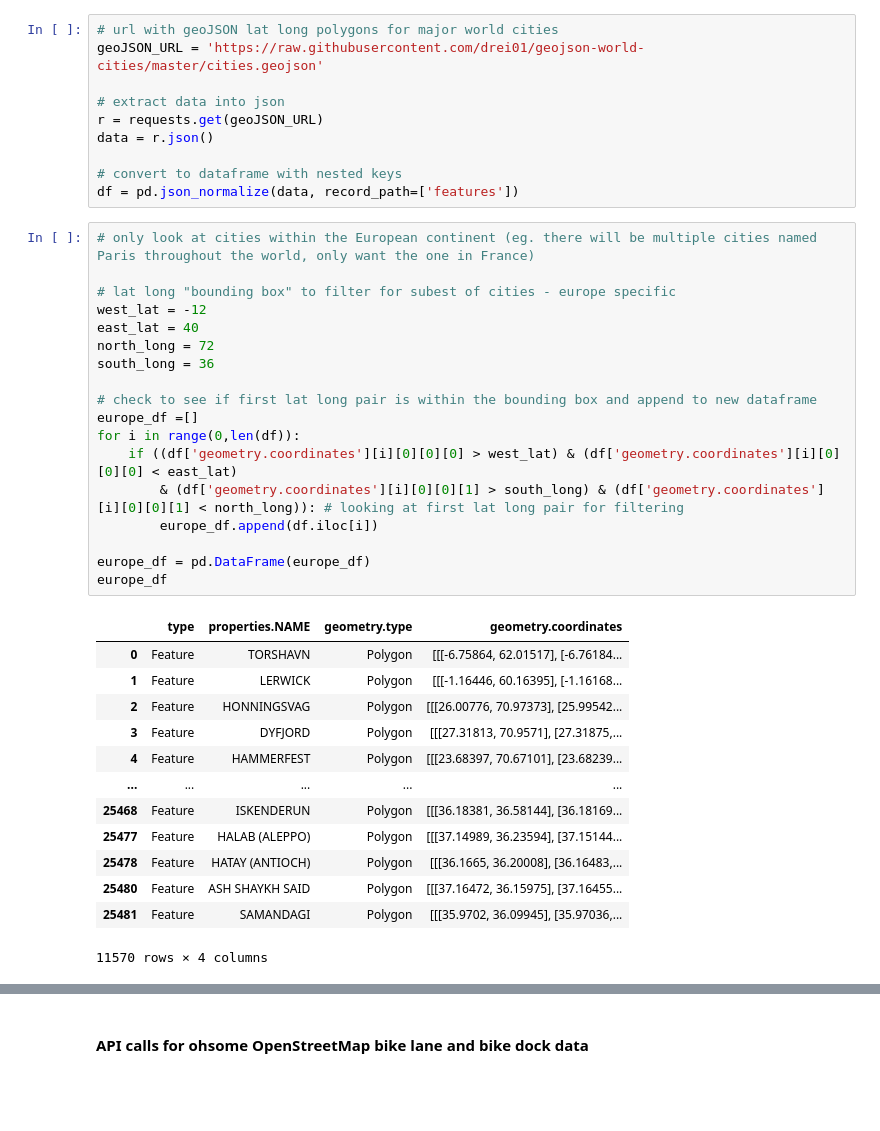
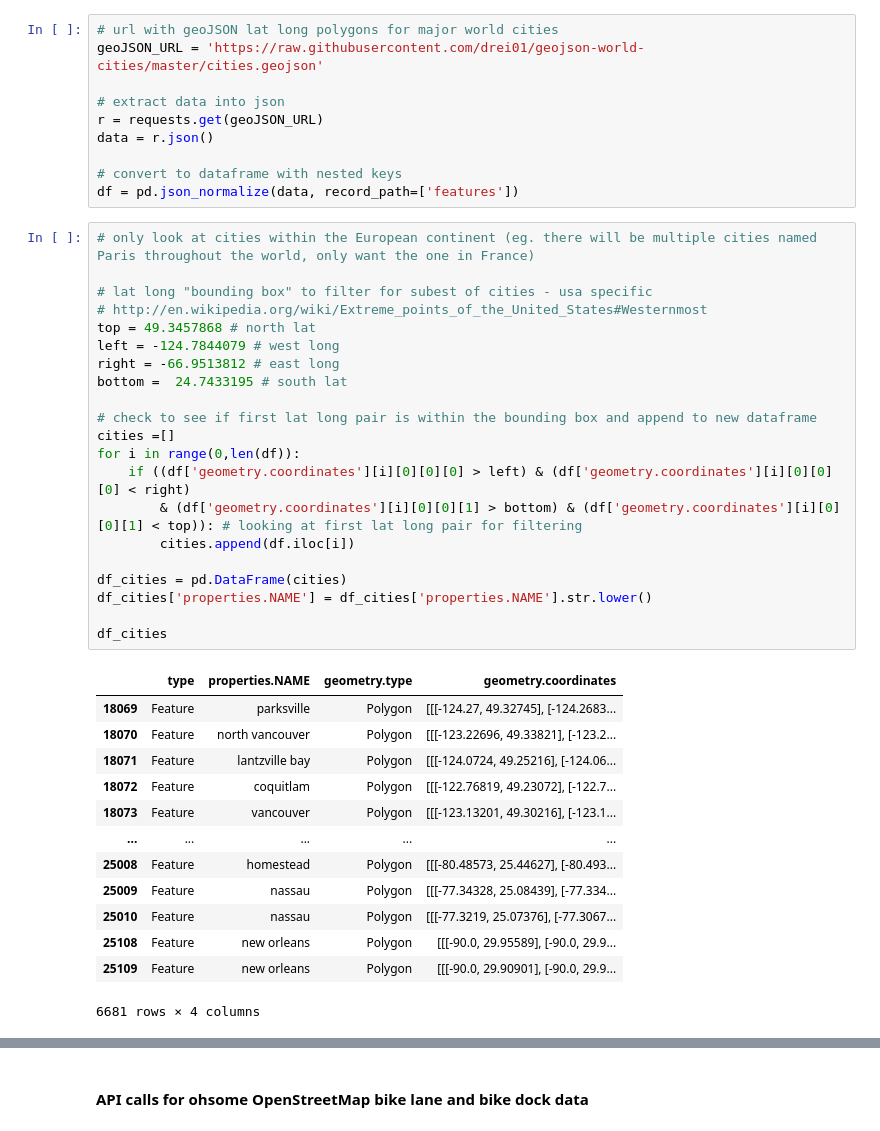
Before and after one commit to mfuentescornell/CS_5304_Data_Science_in_the_Wild, a Jupyter notebook: OpenStreetMap_data.ipynb, the cells around one changed output, grey strips where cells are left out. Drawn from its saved outputs; the diff is of its cells as text; blank space fills up the shorter version.

Commit message:
data extraction updates

```diff
--- a/OpenStreetMap_data.ipynb
+++ b/OpenStreetMap_data.ipynb
@@ -21,34 +20,37 @@ df = pd.json_normalize(data, record_path=['features'])
 # %%
 # only look at cities within the European continent (eg. there will be multiple cities named Paris throughout the world, only want the one in France)
 
-# lat long "bounding box" to filter for subest of cities - europe specific
-west_lat = -12
-east_lat = 40
-north_long = 72
-south_long = 36
+# lat long "bounding box" to filter for subest of cities - usa specific
+# http://en.wikipedia.org/wiki/Extreme_points_of_the_United_States#Westernmost
+top = 49.3457868 # north lat
+left = -124.7844079 # west long
+right = -66.9513812 # east long
+bottom =  24.7433195 # south lat
 
 # check to see if first lat long pair is within the bounding box and append to new dataframe
-europe_df =[]
+cities =[]
 for i in range(0,len(df)):
-    if ((df['geometry.coordinates'][i][0][0][0] > west_lat) & (df['geometry.coordinates'][i][0][0][0] < east_lat)
-        & (df['geometry.coordinates'][i][0][0][1] > south_long) & (df['geometry.coordinates'][i][0][0][1] < north_long)): # looking at first lat long pair for filtering
-        europe_df.append(df.iloc[i])
+    if ((df['geometry.coordinates'][i][0][0][0] > left) & (df['geometry.coordinates'][i][0][0][0] < right)
+        & (df['geometry.coordinates'][i][0][0][1] > bottom) & (df['geometry.coordinates'][i][0][0][1] < top)): # looking at first lat long pair for filtering
+        cities.append(df.iloc[i])
 
-europe_df = pd.DataFrame(europe_df)
-europe_df
+df_cities = pd.DataFrame(cities)
+df_cities['properties.NAME'] = df_cities['properties.NAME'].str.lower()
+
+df_cities
 # %% [output]
 |  | type | properties.NAME | geometry.type | geometry.coordinates |
-| 0 | Feature | TORSHAVN | Polygon | [[[-6.75864, 62.01517], [-6.76184... |
-| 1 | Feature | LERWICK | Polygon | [[[-1.16446, 60.16395], [-1.16168... |
-| 2 | Feature | HONNINGSVAG | Polygon | [[[26.00776, 70.97373], [25.99542... |
-| 3 | Feature | DYFJORD | Polygon | [[[27.31813, 70.9571], [27.31875,... |
-| 4 | Feature | HAMMERFEST | Polygon | [[[23.68397, 70.67101], [23.68239... |
+| 18069 | Feature | parksville | Polygon | [[[-124.27, 49.32745], [-124.2683... |
+| 18070 | Feature | north vancouver | Polygon | [[[-123.22696, 49.33821], [-123.2... |
+| 18071 | Feature | lantzville bay | Polygon | [[[-124.0724, 49.25216], [-124.06... |
+| 18072 | Feature | coquitlam | Polygon | [[[-122.76819, 49.23072], [-122.7... |
+| 18073 | Feature | vancouver | Polygon | [[[-123.13201, 49.30216], [-123.1... |
 | ... | ... | ... | ... | ... |
-| 25468 | Feature | ISKENDERUN | Polygon | [[[36.18381, 36.58144], [36.18169... |
-| 25477 | Feature | HALAB (ALEPPO) | Polygon | [[[37.14989, 36.23594], [37.15144... |
-| 25478 | Feature | HATAY (ANTIOCH) | Polygon | [[[36.1665, 36.20008], [36.16483,... |
-| 25480 | Feature | ASH SHAYKH SAID | Polygon | [[[37.16472, 36.15975], [37.16455... |
-| 25481 | Feature | SAMANDAGI | Polygon | [[[35.9702, 36.09945], [35.97036,... |
+| 25008 | Feature | homestead | Polygon | [[[-80.48573, 25.44627], [-80.493... |
+| 25009 | Feature | nassau | Polygon | [[[-77.34328, 25.08439], [-77.334... |
+| 25010 | Feature | nassau | Polygon | [[[-77.3219, 25.07376], [-77.3067... |
+| 25108 | Feature | new orleans | Polygon | [[[-90.0, 29.95589], [-90.0, 29.9... |
+| 25109 | Feature | new orleans | Polygon | [[[-90.0, 29.90901], [-90.0, 29.9... |
-11570 rows × 4 columns
+6681 rows × 4 columns
 # %%
 # note - sometimes there are still multiple cities with the same name. However, the geometry coordinates are very similar. Assumed to be the same place and use the first entry in the dataframe
```
Also changed, not shown: parts of 9 cells of this notebook, 3 other files.
